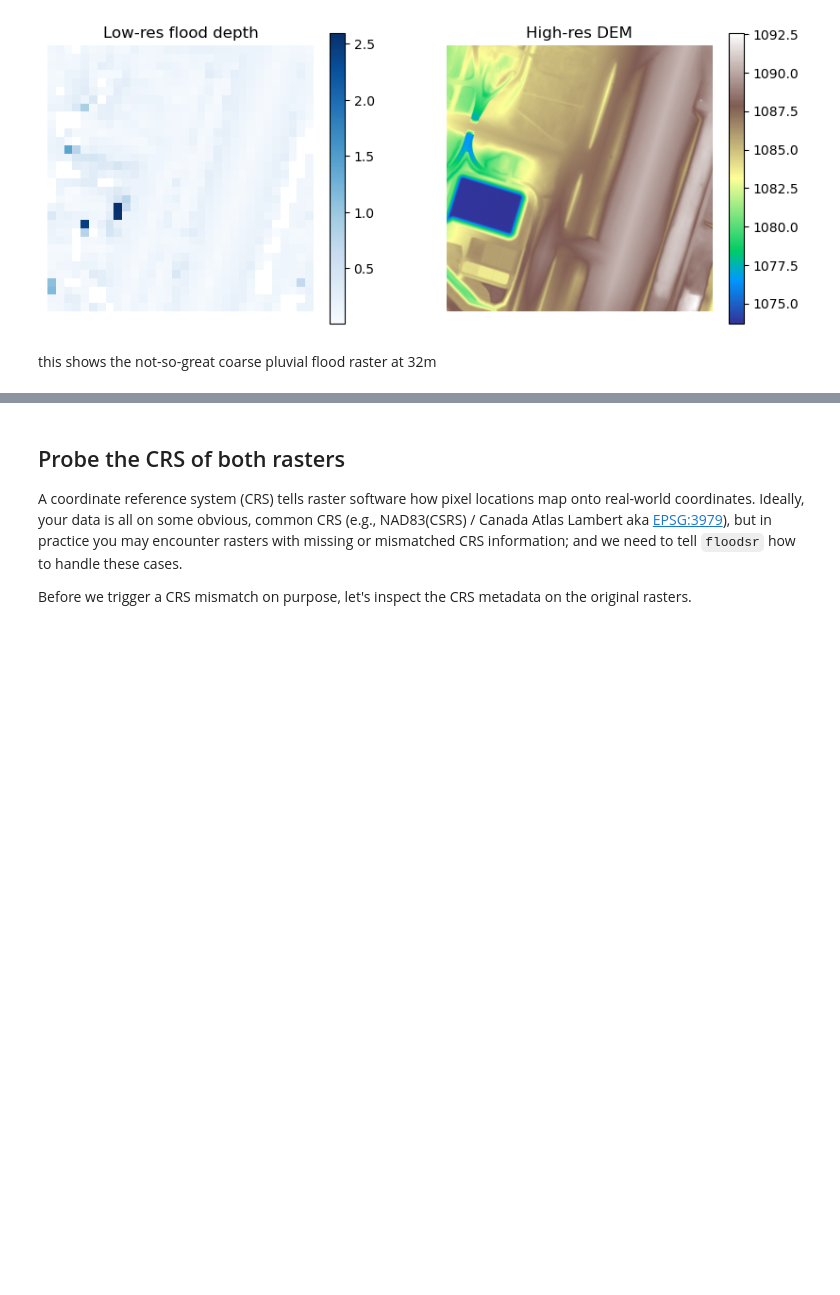
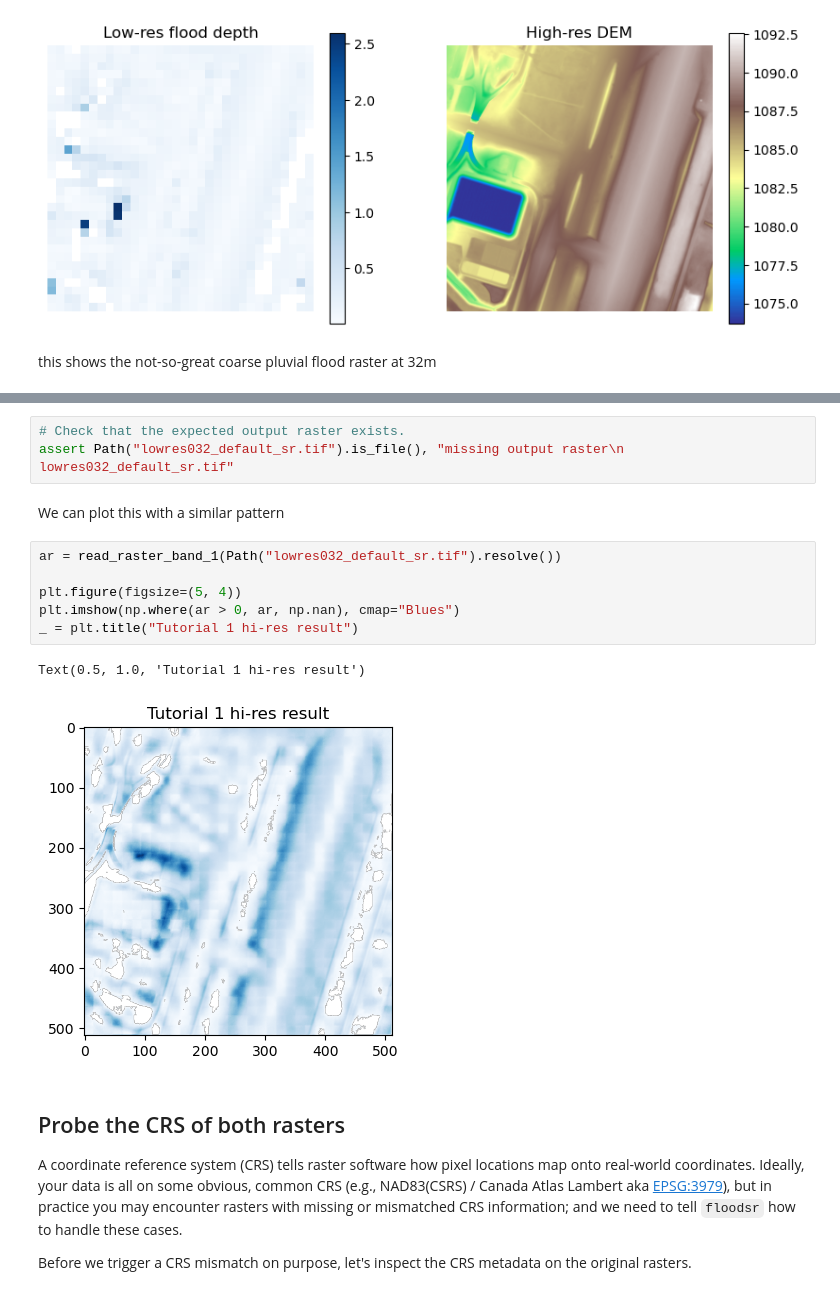
Before and after one commit to cefect/floodsr, a Jupyter notebook: docs/user/notebooks/tutorial_2.ipynb, the cells around one changed output, grey strips where cells are left out. Cells and saved outputs as stored; diff of their text form; blank space fills up the shorter version.

Commit message:
tut2 improvements: md Plot the tutorial 1 outputs

```diff
--- a/docs/user/notebooks/tutorial_2.ipynb
+++ b/docs/user/notebooks/tutorial_2.ipynb
@@ -125,3 +134,17 @@ this shows the not-so-great coarse pluvial flood raster at 32m
+# %%
+# Check that the expected output raster exists.
+assert Path("lowres032_default_sr.tif").is_file(), "missing output raster\n    lowres032_default_sr.tif"
+# %% [markdown]
+We can plot this with a similar pattern
+# %%
+ar = read_raster_band_1(Path("lowres032_default_sr.tif").resolve())
+
+plt.figure(figsize=(5, 4))
+plt.imshow(np.where(ar > 0, ar, np.nan), cmap="Blues")
+_ = plt.title("Tutorial 1 hi-res result")
+# %% [output]
+Text(0.5, 1.0, 'Tutorial 1 hi-res result')
+[figure, added]
 # %% [markdown]
 ## Probe the CRS of both rasters
 
```
Also changed, not shown: parts of 10 cells of this notebook.
